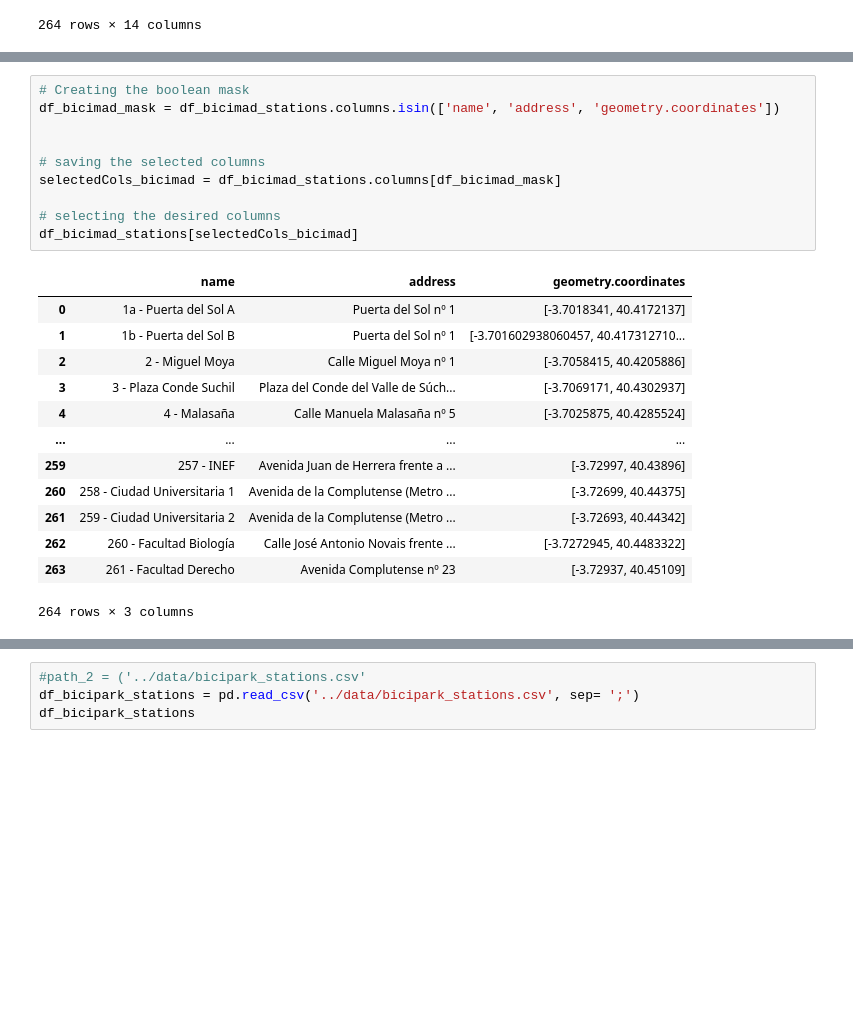
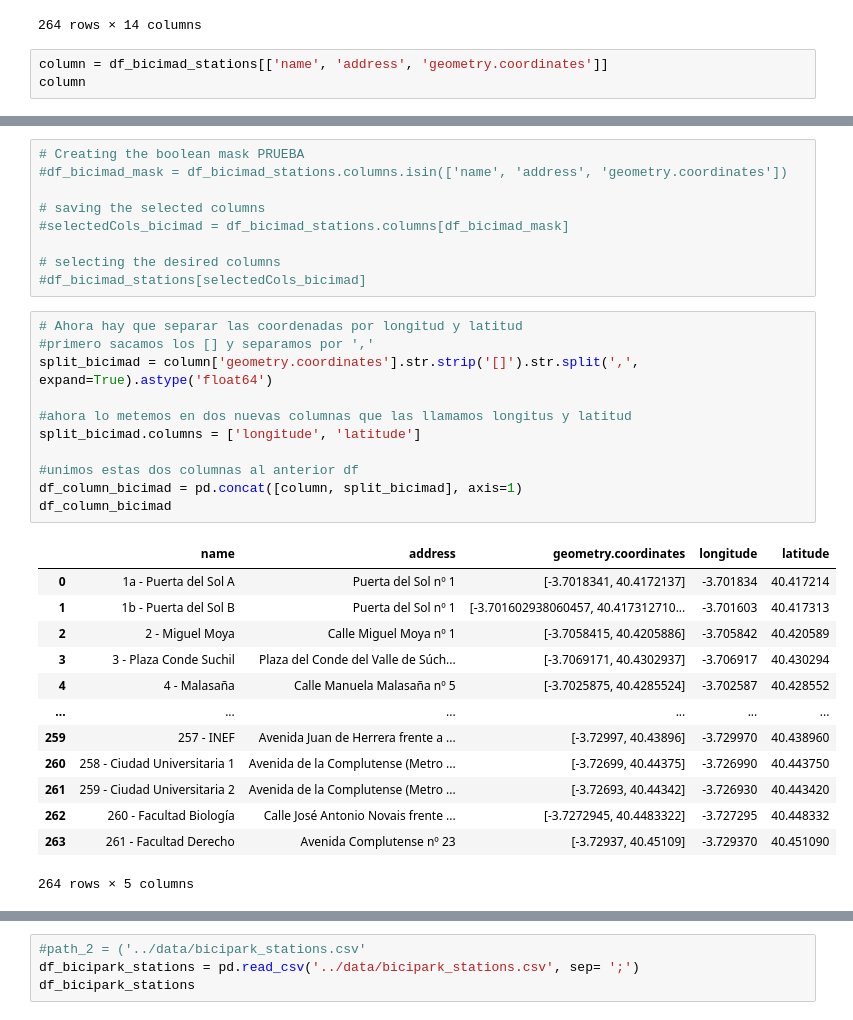
Before and after one commit to SilviaAlconGarrido/project_m1, a Jupyter notebook: notebooks/dev_notebook_.ipynb, the cells around one changed output, grey strips where cells are left out. Cells and saved outputs as stored; diff of their text form; blank space fills up the shorter version.

```diff
--- a/notebooks/dev_notebook_.ipynb
+++ b/notebooks/dev_notebook_.ipynb
@@ -57,3 +118,6 @@ df_bicimad_stations
 | 262 | 262 | 268 | 260 - Facultad Biología | 2 | 260 | Calle José Antonio Novais frente ... | 1 | 0 | 24 | ... |
 | 263 | 263 | 269 | 261 - Facultad Derecho | 2 | 261 | Avenida Complutense nº 23 | 1 | 0 | 24 | ... |
 264 rows × 14 columns
+# %%
+column = df_bicimad_stations[['name', 'address', 'geometry.coordinates']]
+column
@@ -60,24 +138,34 @@ df_bicimad_stations
 # %%
-# Creating the boolean mask
-df_bicimad_mask = df_bicimad_stations.columns.isin(['name', 'address', 'geometry.coordinates'])
-
+# Creating the boolean mask PRUEBA
+#df_bicimad_mask = df_bicimad_stations.columns.isin(['name', 'address', 'geometry.coordinates'])
 
 # saving the selected columns
-selectedCols_bicimad = df_bicimad_stations.columns[df_bicimad_mask]
+#selectedCols_bicimad = df_bicimad_stations.columns[df_bicimad_mask]
 
 # selecting the desired columns
-df_bicimad_stations[selectedCols_bicimad]
+#df_bicimad_stations[selectedCols_bicimad]
-# %% [output]
-|  | name | address | geometry.coordinates |
-| 0 | 1a - Puerta del Sol A | Puerta del Sol nº 1 | [-3.7018341, 40.4172137] |
-| 1 | 1b - Puerta del Sol B | Puerta del Sol nº 1 | [-3.701602938060457, 40.417312710... |
-| 2 | 2 - Miguel Moya | Calle Miguel Moya nº 1 | [-3.7058415, 40.4205886] |
-| 3 | 3 - Plaza Conde Suchil | Plaza del Conde del Valle de Súch... | [-3.7069171, 40.4302937] |
-| 4 | 4 - Malasaña | Calle Manuela Malasaña nº 5 | [-3.7025875, 40.4285524] |
-| ... | ... | ... | ... |
-| 259 | 257 - INEF | Avenida Juan de Herrera frente a ... | [-3.72997, 40.43896] |
-| 260 | 258 - Ciudad Universitaria 1 | Avenida de la Complutense (Metro ... | [-3.72699, 40.44375] |
-| 261 | 259 - Ciudad Universitaria 2 | Avenida de la Complutense (Metro ... | [-3.72693, 40.44342] |
-| 262 | 260 - Facultad Biología | Calle José Antonio Novais frente ... | [-3.7272945, 40.4483322] |
-| 263 | 261 - Facultad Derecho | Avenida Complutense nº 23 | [-3.72937, 40.45109] |
-264 rows × 3 columns
+# %%
+# Ahora hay que separar las coordenadas por longitud y latitud
+#primero sacamos los [] y separamos por ','
+split_bicimad = column['geometry.coordinates'].str.strip('[]').str.split(',', expand=True).astype('float64')
+
+#ahora lo metemos en dos nuevas columnas que las llamamos longitus y latitud
+split_bicimad.columns = ['longitude', 'latitude']
+
+#unimos estas dos columnas al anterior df
+df_column_bicimad = pd.concat([column, split_bicimad], axis=1)
+df_column_bicimad
+# %% [output]
+|  | name | address | geometry.coordinates | longitude | latitude |
+| 0 | 1a - Puerta del Sol A | Puerta del Sol nº 1 | [-3.7018341, 40.4172137] | -3.701834 | 40.417214 |
+| 1 | 1b - Puerta del Sol B | Puerta del Sol nº 1 | [-3.701602938060457, 40.417312710... | -3.701603 | 40.417313 |
+| 2 | 2 - Miguel Moya | Calle Miguel Moya nº 1 | [-3.7058415, 40.4205886] | -3.705842 | 40.420589 |
+| 3 | 3 - Plaza Conde Suchil | Plaza del Conde del Valle de Súch... | [-3.7069171, 40.4302937] | -3.706917 | 40.430294 |
+| 4 | 4 - Malasaña | Calle Manuela Malasaña nº 5 | [-3.7025875, 40.4285524] | -3.702587 | 40.428552 |
+| ... | ... | ... | ... | ... | ... |
+| 259 | 257 - INEF | Avenida Juan de Herrera frente a ... | [-3.72997, 40.43896] | -3.729970 | 40.438960 |
+| 260 | 258 - Ciudad Universitaria 1 | Avenida de la Complutense (Metro ... | [-3.72699, 40.44375] | -3.726990 | 40.443750 |
+| 261 | 259 - Ciudad Universitaria 2 | Avenida de la Complutense (Metro ... | [-3.72693, 40.44342] | -3.726930 | 40.443420 |
+| 262 | 260 - Facultad Biología | Calle José Antonio Novais frente ... | [-3.7272945, 40.4483322] | -3.727295 | 40.448332 |
+| 263 | 261 - Facultad Derecho | Avenida Complutense nº 23 | [-3.72937, 40.45109] | -3.729370 | 40.451090 |
+264 rows × 5 columns
```
Also changed, not shown: parts of 21 cells of this notebook.
